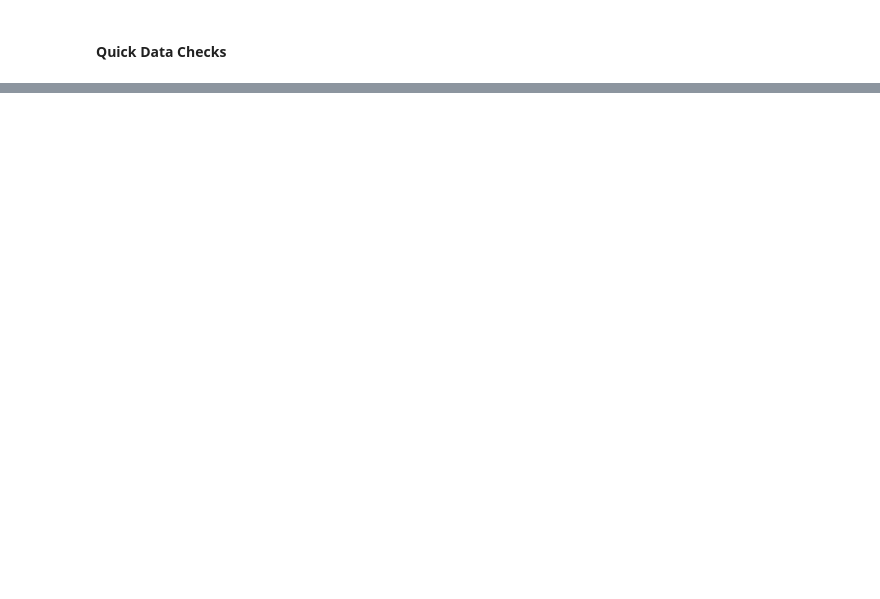
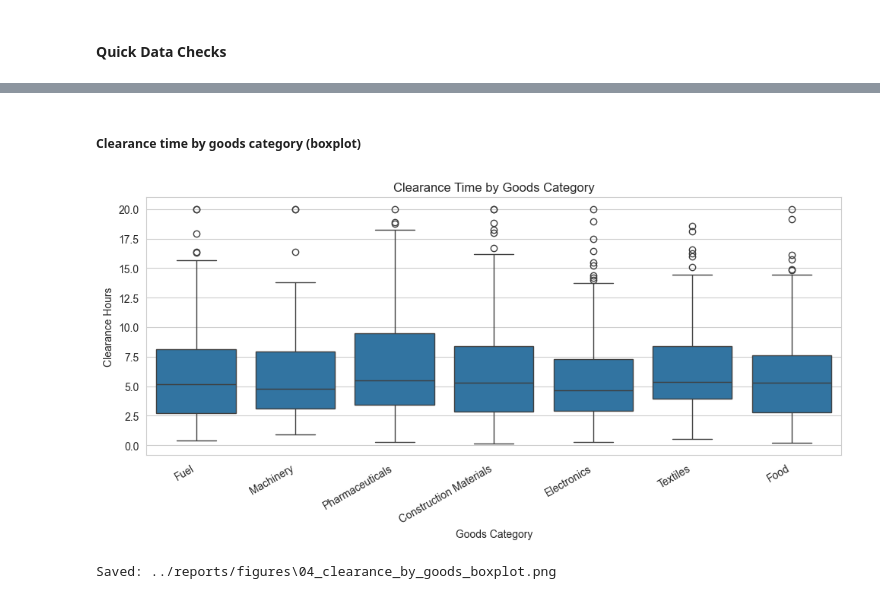
Before and after one commit to Wandera-Martin/trade-corridor-analytics, a Jupyter notebook: notebooks/03_eda_analysis.ipynb, the cells around one changed output, grey strips where cells are left out. Drawn from its saved outputs; the diff is of its cells as text; code cells hidden in the pictures; blank space fills up the shorter version.

```diff
--- a/notebooks/03_eda_analysis.ipynb
+++ b/notebooks/03_eda_analysis.ipynb
@@ -89,0 +197,19 @@ Delay rate (%): 10.7
+# %% [markdown]
+##### Clearance time by goods category (boxplot)
+# %%
+plt.figure(figsize=(10, 5))
+sns.boxplot(data=df, x="goods_category", y="clearance_hours")
+plt.title("Clearance Time by Goods Category")
+plt.xlabel("Goods Category")
+plt.ylabel("Clearance Hours")
+plt.xticks(rotation=30, ha="right")
+plt.tight_layout()
+
+out_path = os.path.join(FIGURES_DIR, "04_clearance_by_goods_boxplot.png")
+plt.savefig(out_path, dpi=200)
+plt.show()
+
+print("Saved:", out_path)
+# %% [output]
+[figure, added]
+Saved: ../reports/figures\04_clearance_by_goods_boxplot.png
```
Also changed, not shown: parts of 48 cells of this notebook, 2 other files.
